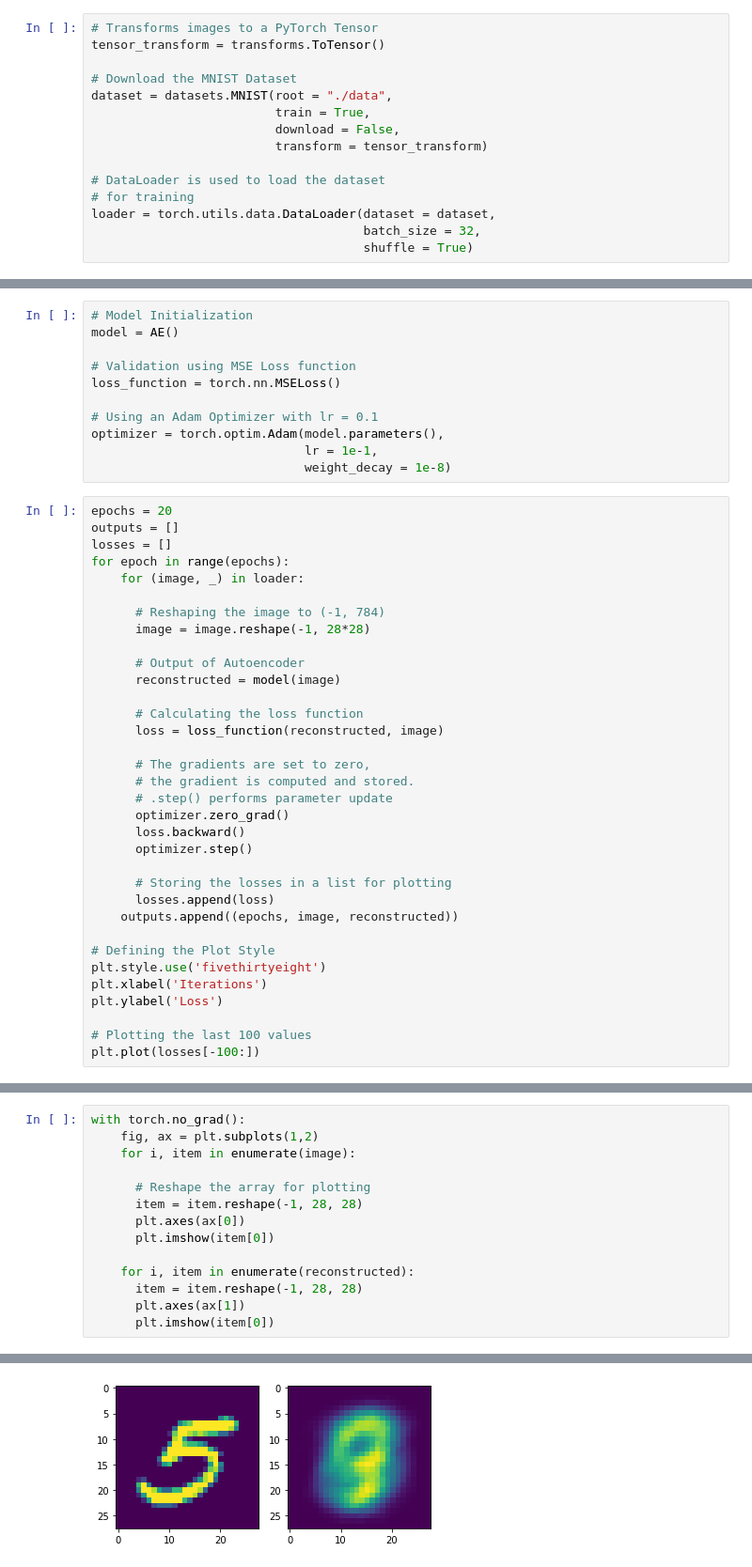
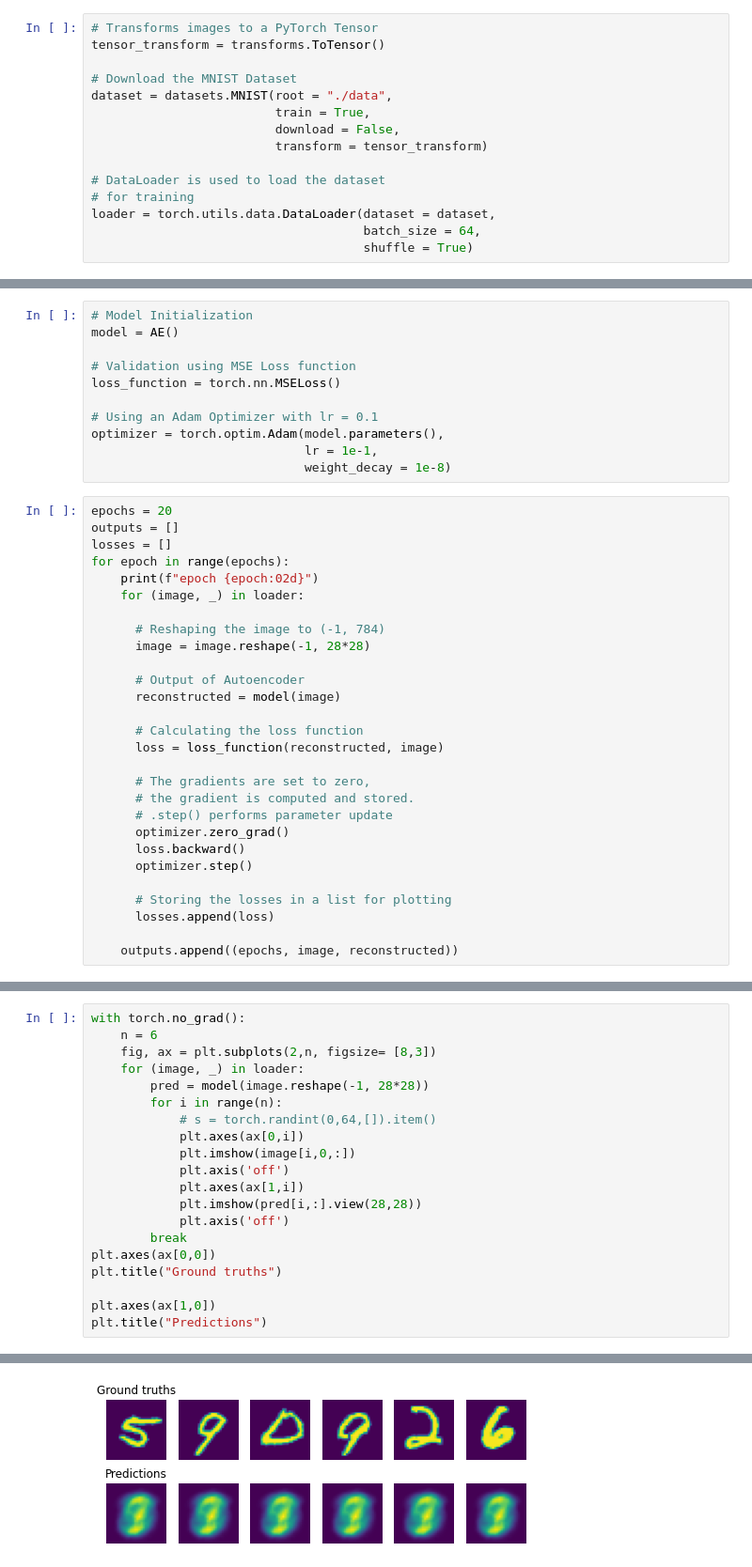
Before and after one commit to abauville/Notes_autoencoders, a Jupyter notebook: 00_MNIST_PyTorch.ipynb, the cells around one changed output, grey strips where cells are left out. Shown at 94% size. Cells and saved outputs as stored; diff of their text form.

```diff
--- a/00_MNIST_PyTorch.ipynb
+++ b/00_MNIST_PyTorch.ipynb
@@ -17,5 +17,5 @@ dataset = datasets.MNIST(root = "./data",
 # DataLoader is used to load the dataset
 # for training
 loader = torch.utils.data.DataLoader(dataset = dataset,
-                                     batch_size = 32,
+                                     batch_size = 64,
                                      shuffle = True)
@@ -90,6 +67,7 @@ epochs = 20
 outputs = []
 losses = []
 for epoch in range(epochs):
+    print(f"epoch {epoch:02d}")
     for (image, _) in loader:
 
       # Reshaping the image to (-1, 784)
@@ -110,13 +88,6 @@ for epoch in range(epochs):
 
       # Storing the losses in a list for plotting
       losses.append(loss)
+
     outputs.append((epochs, image, reconstructed))
-
-# Defining the Plot Style
-plt.style.use('fivethirtyeight')
-plt.xlabel('Iterations')
-plt.ylabel('Loss')
-
-# Plotting the last 100 values
-plt.plot(losses[-100:])
 # %% [output]
@@ -129,15 +123,21 @@ with torch.no_grad():
 # %%
 with torch.no_grad():
-    fig, ax = plt.subplots(1,2)
-    for i, item in enumerate(image):
+    n = 6
+    fig, ax = plt.subplots(2,n, figsize= [8,3])
+    for (image, _) in loader:
+        pred = model(image.reshape(-1, 28*28))
+        for i in range(n):
+            # s = torch.randint(0,64,[]).item()
+            plt.axes(ax[0,i])
+            plt.imshow(image[i,0,:])
+            plt.axis('off')
+            plt.axes(ax[1,i])
+            plt.imshow(pred[i,:].view(28,28))
+            plt.axis('off')
+        break
+plt.axes(ax[0,0])
+plt.title("Ground truths")
 
-      # Reshape the array for plotting
-      item = item.reshape(-1, 28, 28)
-      plt.axes(ax[0])
-      plt.imshow(item[0])
-
-    for i, item in enumerate(reconstructed):
-      item = item.reshape(-1, 28, 28)
-      plt.axes(ax[1])
-      plt.imshow(item[0])
+plt.axes(ax[1,0])
+plt.title("Predictions")
 # %% [output]
@@ -144 +145 @@ with torch.no_grad():
-[figure, old version]
+[figure, new version]
```
Also changed, not shown: parts of 7 cells of this notebook, 1 other file.
